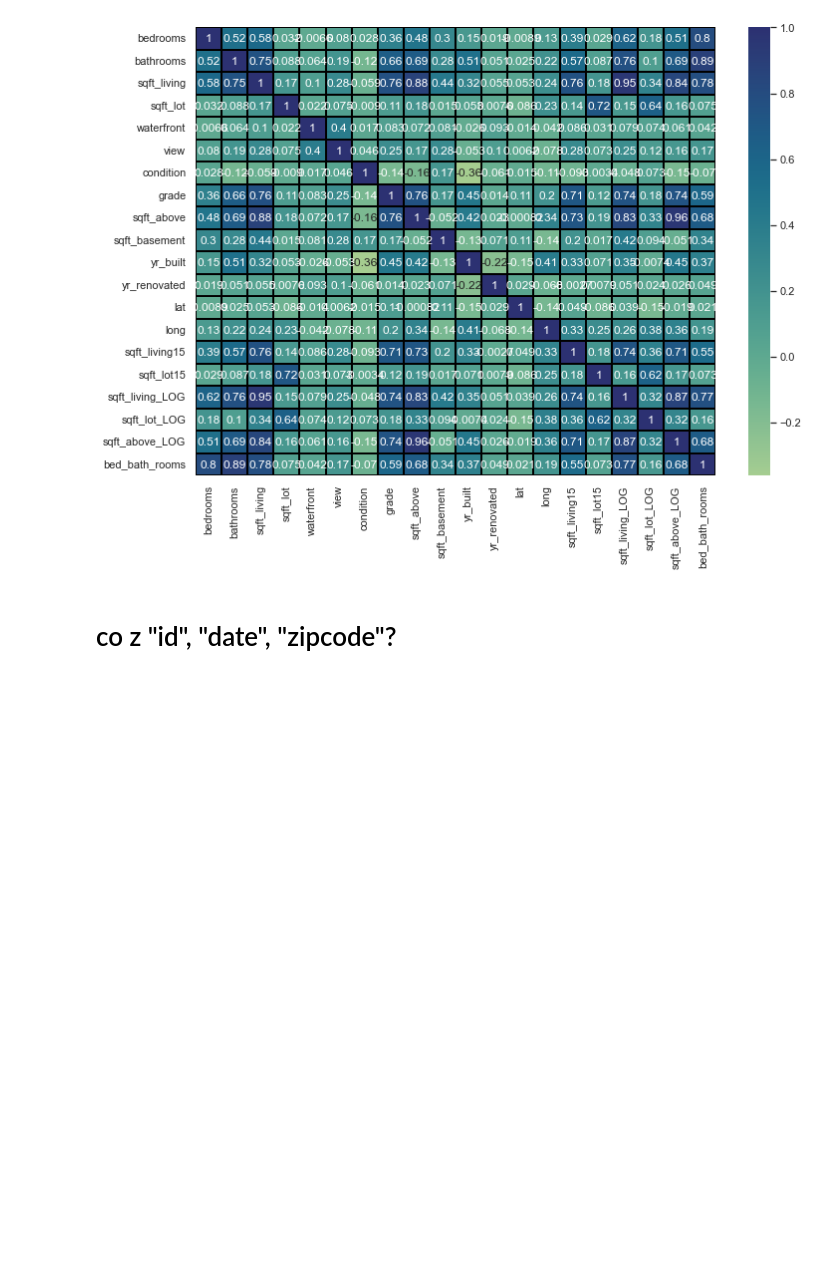
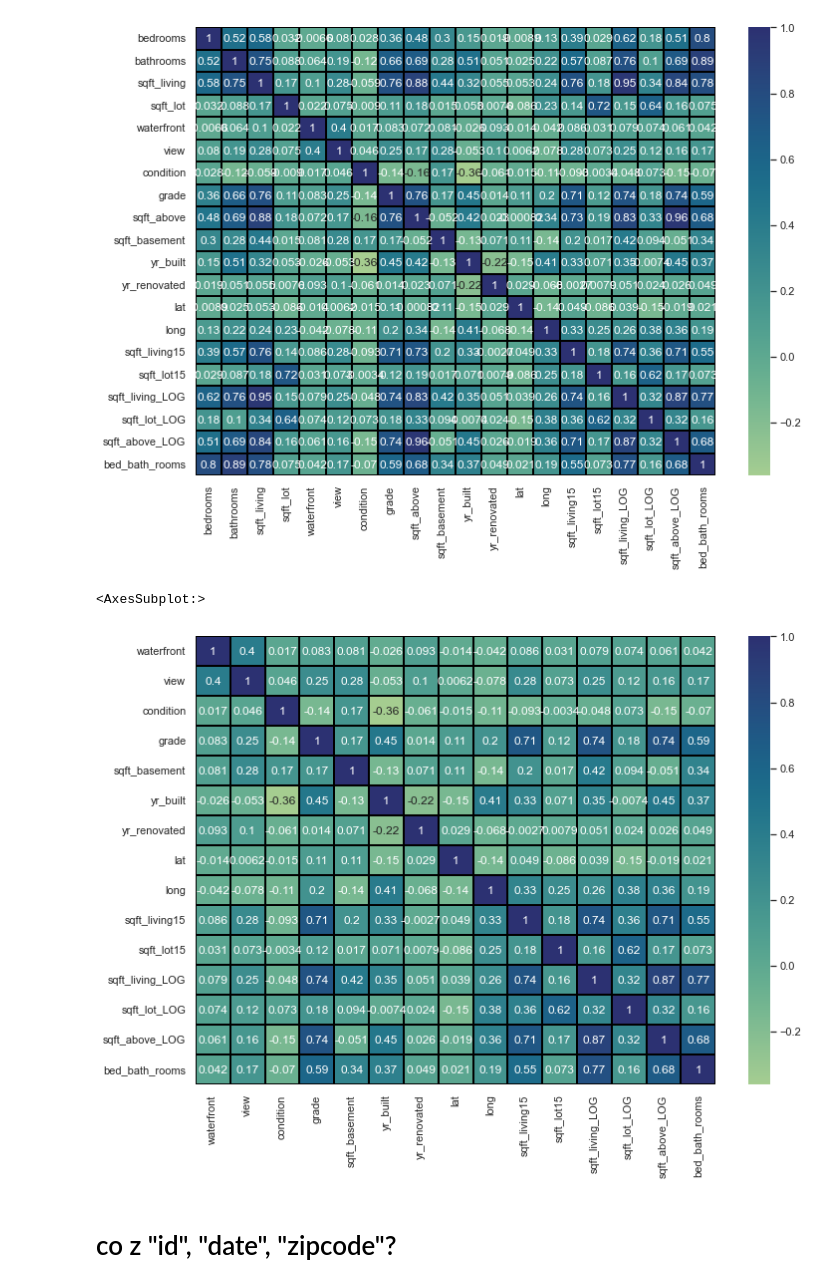
Before and after one commit to hubruk/nieruchomosci_regresja, a Jupyter notebook: ZMUM - Projekt Indywidualny.ipynb, the cells around one changed output. Drawn from its saved outputs; the diff is of its cells as text; code cells hidden in the pictures; blank space fills up the shorter version.

```diff
--- a/ZMUM - Projekt Indywidualny.ipynb
+++ b/ZMUM - Projekt Indywidualny.ipynb
@@ -200,7 +202,10 @@ sns.heatmap(domy.corr(),annot = domy.corr(), cmap="crest", linewidths=2, linecol
 [figure]
 # %%
 sns.set(rc={'figure.figsize':(11.7,8.27)})
-sns.heatmap(domy.corr(),annot = domy.corr(), cmap="crest", linewidths=2, linecolor='black')
+sns.heatmap(nowe_cech.corr(),annot = nowe_cech.corr(), cmap="crest", linewidths=2, linecolor='black')
+# %% [output]
+<AxesSubplot:>
+[figure, added]
 # %% [markdown]
 # co z "id", "date", "zipcode"?
 # %% [markdown]
```
Also changed, not shown: parts of 11 cells of this notebook.
